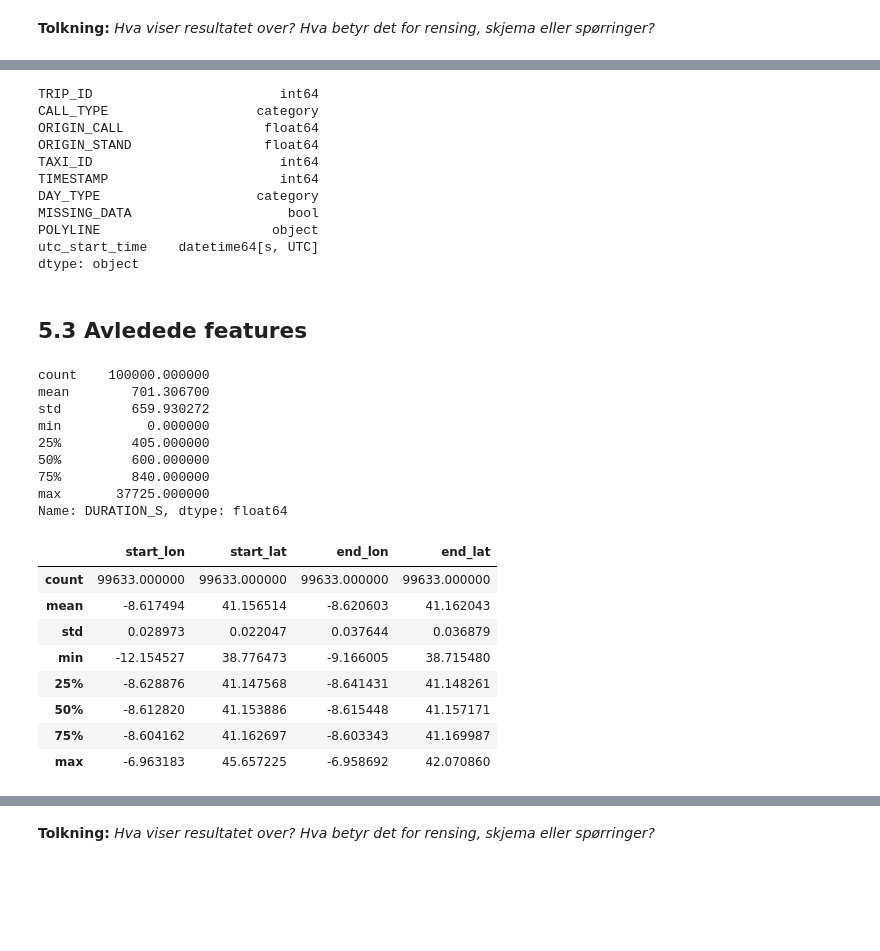
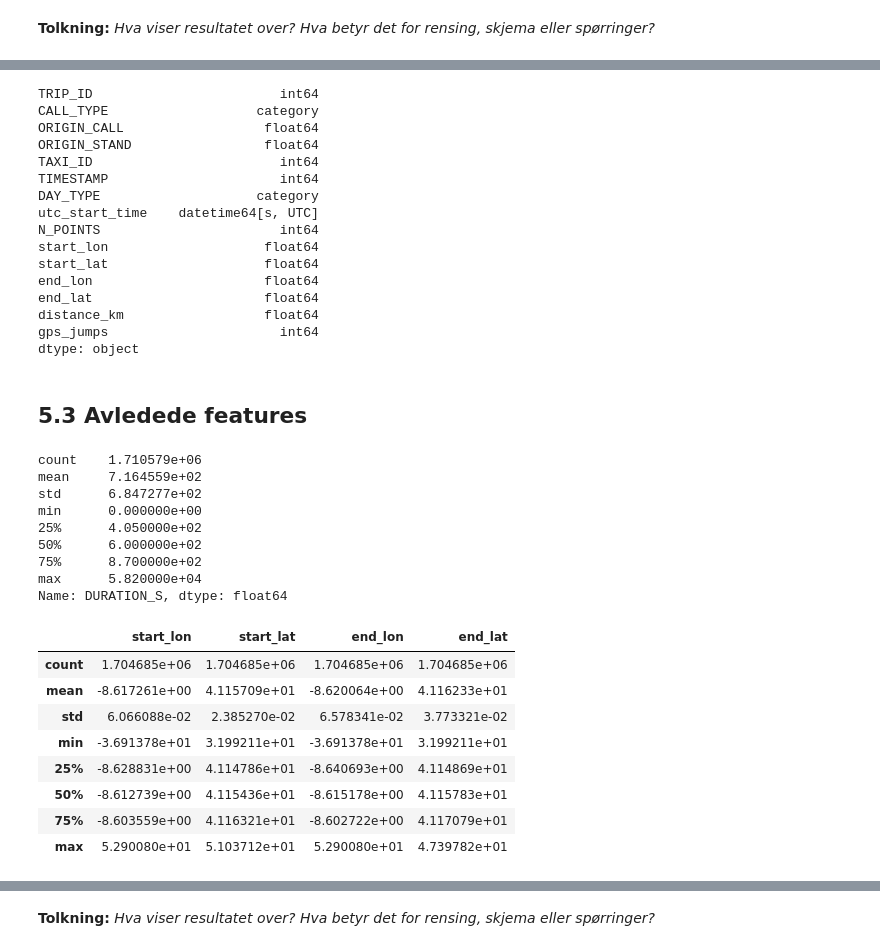
Before and after one commit to tahir1611/sdd-assingment2, a Jupyter notebook: eda.ipynb, the cells around one changed output, grey strips where cells are left out. Drawn from its saved outputs; the diff is of its cells as text; code cells hidden in the pictures; blank space fills up the shorter version.

```diff
--- a/eda.ipynb
+++ b/eda.ipynb
@@ -25,7 +30,7 @@ NROWS = 100_000                 # sett til None for hele datasettet
 # %%
 # 1 og 2: Utforske og forstå datasettet
 
-df = pd.read_csv("data/porto.csv")
+df = pd.read_csv("data/porto.csv", nrows=NROWS)
 
 df.head()
 # %% [output]
@@ -257,5 +308,7 @@ plt.show()
 # %% [markdown]
 Fordelingen av antall turer per taxi viser at de fleste taxiene har mellom omtrent 2000 og 6000 turer. Det finnes også noen taxier med veldig få turer, og noen få med betydelig flere turer enn resten. Den høyeste ligger på over 10 000 turer, som skiller seg tydelig ut fra hoveddelen av datasettet.
 # %%
-# les inn porto.csv (bruk NROWS). Vurder dtype= og usecols= for å spare minne.
-df = pd.read_csv("data/porto.csv", nrows=NROWS)
+# Del 5-7 fortsetter med den rensede df fra del 3 (uten duplikater og
+# MISSING_DATA-turer), i stedet for å lese inn rådata på nytt.
+df = df.reset_index(drop=True)
+print(f"{len(df):,} turer")
@@ -301,5 +357,25 @@ dtype: float64
 # %%
-df["POLYLINE"] = df.POLYLINE.apply(json.loads)
+def polyline_features(polyline_text):
+    """Parser én polylinje og regner ut det vi trenger fra den."""
+    p = json.loads(polyline_text)
+    n = len(p)
+    if n == 0:
+        return n, np.nan, np.nan, np.nan, np.nan, 0.0, 0
+    distance, jumps = 0.0, 0
+    for (lon1, lat1), (lon2, lat2) in zip(p, p[1:]):
+        step = haversine((lat1, lon1), (lat2, lon2))   # haversine vil ha (lat, lon)
+        if step > MAX_STEP_KM:
+            jumps += 1                                  # GPS-hopp: ikke med i distansen
+        else:
+            distance += step
+    return n, p[0][0], p[0][1], p[-1][0], p[-1][1], distance, jumps
+
+features = pd.DataFrame(
+    [polyline_features(t) for t in df["POLYLINE"]],
+    columns=["N_POINTS", "start_lon", "start_lat", "end_lon", "end_lat", "distance_km", "gps_jumps"],
+    index=df.index,
+)
+df = df.drop(columns=["POLYLINE"]).join(features)
 df.dtypes
 # %% [output]
 TRIP_ID                        int64
@@ -309,27 +385,31 @@ ORIGIN_STAND                 float64
 TAXI_ID                        int64
 TIMESTAMP                      int64
 DAY_TYPE                    category
-MISSING_DATA                    bool
-POLYLINE                      object
 utc_start_time    datetime64[s, UTC]
+N_POINTS                       int64
+start_lon                    float64
+start_lat                    float64
+end_lon                      float64
+end_lat                      float64
+distance_km                  float64
+gps_jumps                      int64
 dtype: object
 # %% [markdown]
 ## 5.3 Avledede features
 # %%
-#n_points og duration_s
-df["N_POINTS"] = df.POLYLINE.apply(len)
+#n_points og duration_s (N_POINTS er regnet ut i 5.2)
 df["DURATION_S"] = (df.N_POINTS-1)*15
 df["DURATION_S"] = df["DURATION_S"].clip(lower=0)
 df["DURATION_S"].describe()
 # %% [output]
-count    100000.000000
-mean        701.306700
-std         659.930272
-min           0.000000
-25%         405.000000
-50%         600.000000
-75%         840.000000
-max       37725.000000
+count    1.710579e+06
+mean     7.164559e+02
+std      6.847277e+02
+min      0.000000e+00
+25%      4.050000e+02
+50%      6.000000e+02
+75%      8.700000e+02
+max      5.820000e+04
 Name: DURATION_S, dtype: float64
 # %%
 #start_time, end_time, hour, weekday, month, crosses_midnight
@@ -344,20 +424,16 @@ df["month"] = df["utc_start_time"].dt.month
 
 df["crosses_midnight"] = df["utc_start_time"].dt.date != df["end_time"].dt.date
 # %%
-# start/slutt-koordinater (håndter tomme polylines)
-df["start_lon"] = df.POLYLINE.apply(lambda p: p[0][0] if p else np.nan)
-df["start_lat"] = df.POLYLINE.apply(lambda p: p[0][1] if p else np.nan)
-df["end_lon"] = df.POLYLINE.apply(lambda p: p[-1][0] if p else np.nan)
-df["end_lat"] = df.POLYLINE.apply(lambda p: p[-1][1] if p else np.nan)
+# start/slutt-koordinater er regnet ut i 5.2 (NaN for turer uten punkter)
 df[["start_lon", "start_lat", "end_lon", "end_lat"]].describe()
 # %% [output]
 |  | start_lon | start_lat | end_lon | end_lat |
-| count | 99633.000000 | 99633.000000 | 99633.000000 | 99633.000000 |
-| mean | -8.617494 | 41.156514 | -8.620603 | 41.162043 |
-| std | 0.028973 | 0.022047 | 0.037644 | 0.036879 |
-| min | -12.154527 | 38.776473 | -9.166005 | 38.715480 |
-| 25% | -8.628876 | 41.147568 | -8.641431 | 41.148261 |
-| 50% | -8.612820 | 41.153886 | -8.615448 | 41.157171 |
-| 75% | -8.604162 | 41.162697 | -8.603343 | 41.169987 |
-| max | -6.963183 | 45.657225 | -6.958692 | 42.070860 |
+| count | 1.704685e+06 | 1.704685e+06 | 1.704685e+06 | 1.704685e+06 |
+| mean | -8.617261e+00 | 4.115709e+01 | -8.620064e+00 | 4.116233e+01 |
+| std | 6.066088e-02 | 2.385270e-02 | 6.578341e-02 | 3.773321e-02 |
+| min | -3.691378e+01 | 3.199211e+01 | -3.691378e+01 | 3.199211e+01 |
+| 25% | -8.628831e+00 | 4.114786e+01 | -8.640693e+00 | 4.114869e+01 |
+| 50% | -8.612739e+00 | 4.115436e+01 | -8.615178e+00 | 4.115783e+01 |
+| 75% | -8.603559e+00 | 4.116321e+01 | -8.602722e+00 | 4.117079e+01 |
+| max | 5.290080e+01 | 5.103712e+01 | 5.290080e+01 | 4.739782e+01 |
 # %%
```
Also changed, not shown: parts of 27 cells of this notebook, 8 other files.
